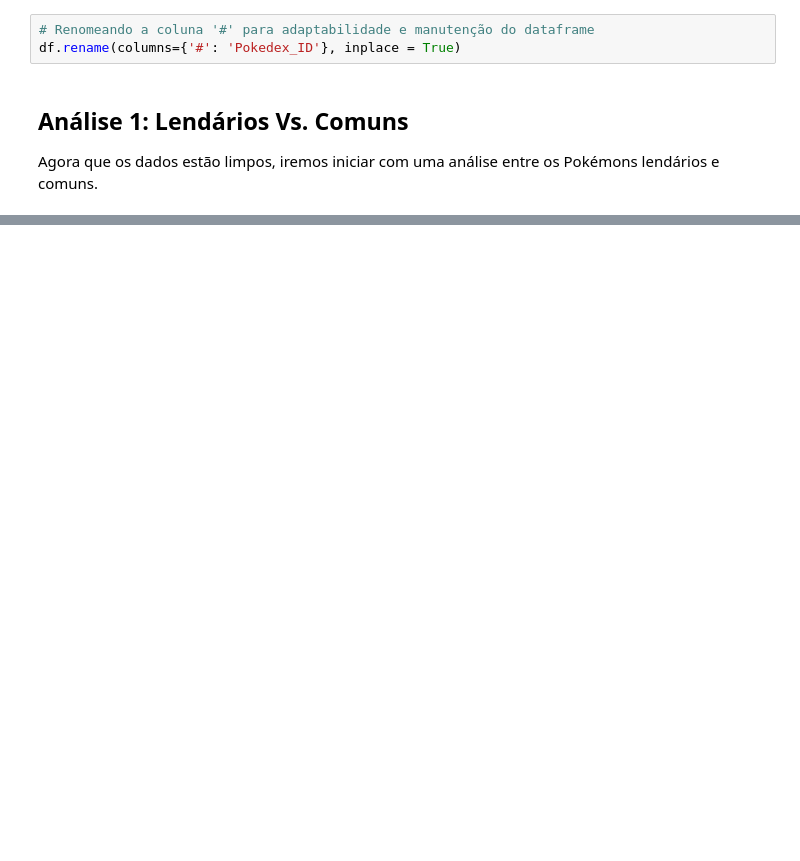
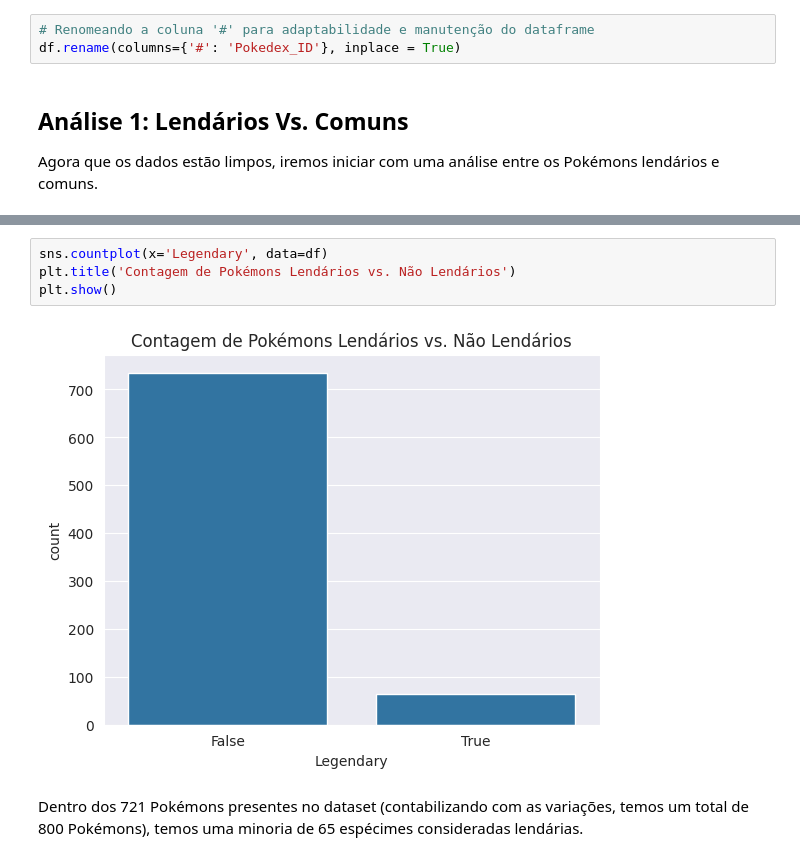
Before and after one commit to YohanFr18/pokemon-stats-explorer, a Jupyter notebook: notebooks/01-exploracao-inicial.ipynb, the cells around one changed output, grey strips where cells are left out. Cells and saved outputs as stored; diff of their text form; blank space fills up the shorter version.

Commit message:
feat: Análise de quantidade de Lendários e não lendários

```diff
--- a/notebooks/01-exploracao-inicial.ipynb
+++ b/notebooks/01-exploracao-inicial.ipynb
@@ -20,0 +67,8 @@ Agora que os dados estão limpos, iremos iniciar com uma análise entre os Poké
+# %%
+sns.countplot(x='Legendary', data=df)
+plt.title('Contagem de Pokémons Lendários vs. Não Lendários')
+plt.show()
+# %% [output]
+[figure, added]
+# %% [markdown]
+Dentro dos 721 Pokémons presentes no dataset (contabilizando com as variações, temos um total de 800 Pokémons), temos uma minoria de 65 espécimes consideradas lendárias.
```
Also changed, not shown: parts of 6 cells of this notebook.
